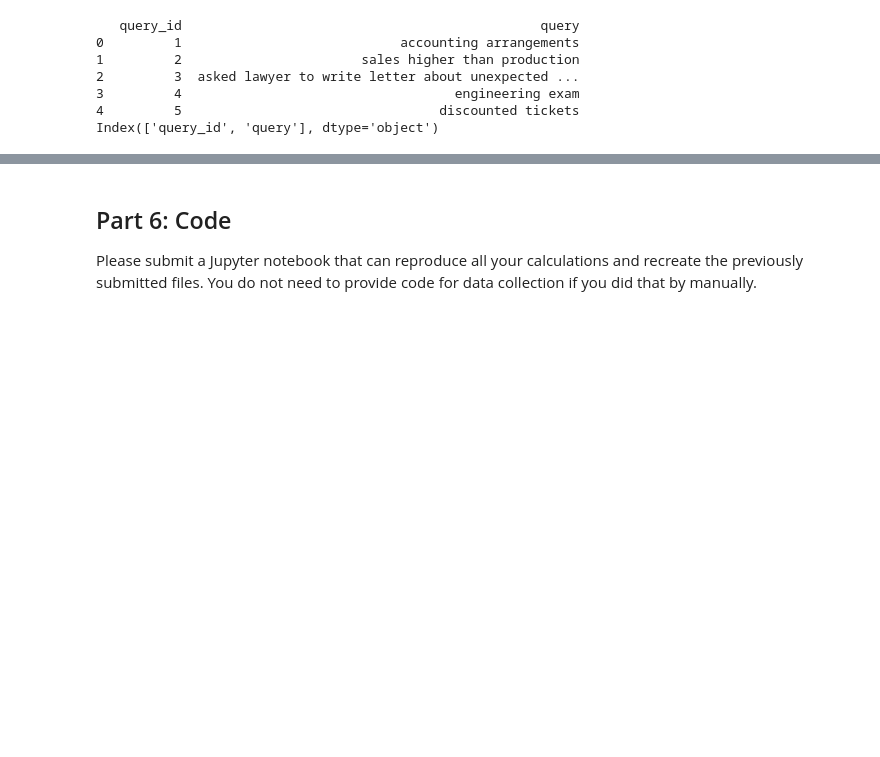
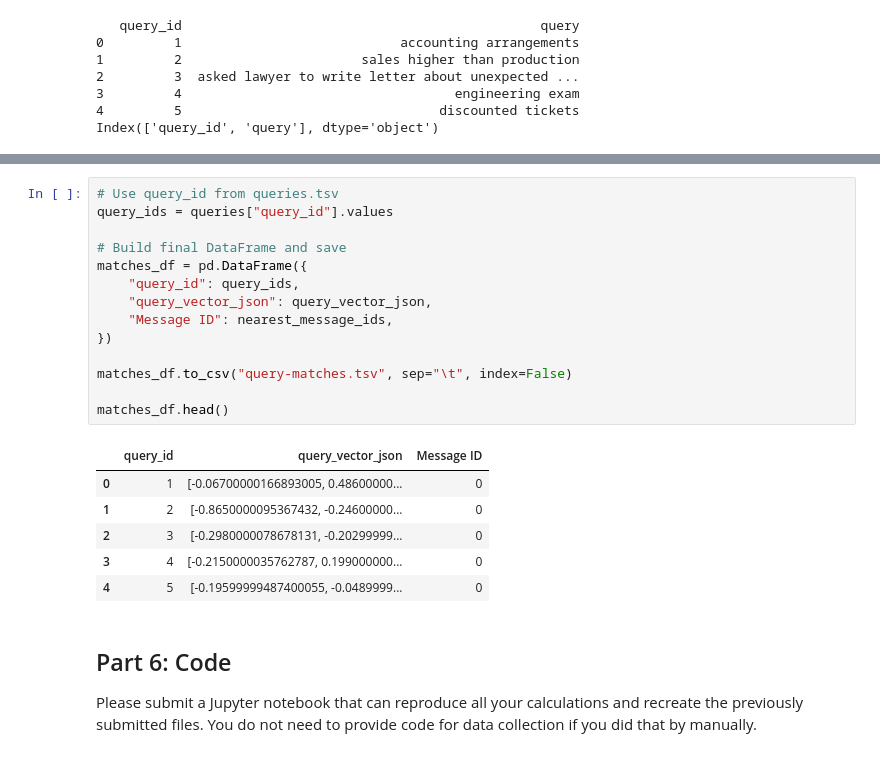
Before and after one commit to ethibaul/dx704-project-12, a Jupyter notebook: project.ipynb, the cells around one changed output, grey strips where cells are left out. Saved outputs shown, nothing was run; the diff lists cells and outputs as text; blank space fills up the shorter version.

```diff
--- a/project.ipynb
+++ b/project.ipynb
@@ -453,3 +394,24 @@ Submit "query-matches.tsv" in Gradescope.
+# %%
+# Use query_id from queries.tsv
+query_ids = queries["query_id"].values
+
+# Build final DataFrame and save
+matches_df = pd.DataFrame({
+    "query_id": query_ids,
+    "query_vector_json": query_vector_json,
+    "Message ID": nearest_message_ids,
+})
+
+matches_df.to_csv("query-matches.tsv", sep="\t", index=False)
+
+matches_df.head()
+# %% [output]
+|  | query_id | query_vector_json | Message ID |
+| 0 | 1 | [-0.06700000166893005, 0.48600000... | 0 |
+| 1 | 2 | [-0.8650000095367432, -0.24600000... | 0 |
+| 2 | 3 | [-0.2980000078678131, -0.20299999... | 0 |
+| 3 | 4 | [-0.2150000035762787, 0.199000000... | 0 |
+| 4 | 5 | [-0.19599999487400055, -0.0489999... | 0 |
 # %% [markdown]
 ## Part 6: Code
 
```
Also changed, not shown: parts of 8 cells of this notebook, 1 other file.
